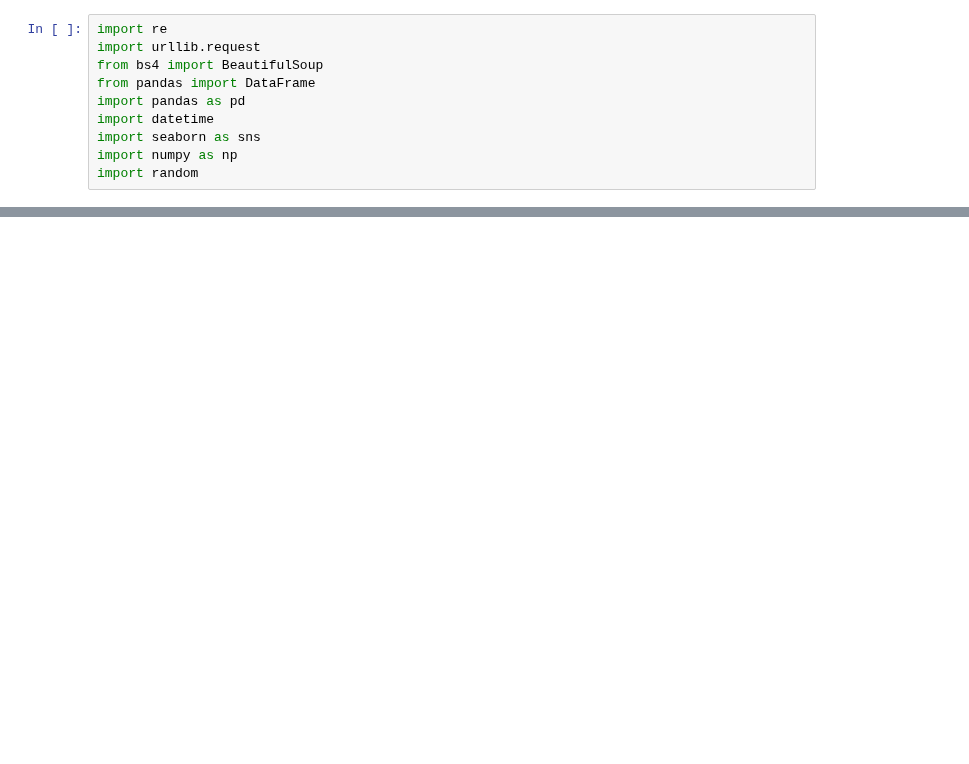
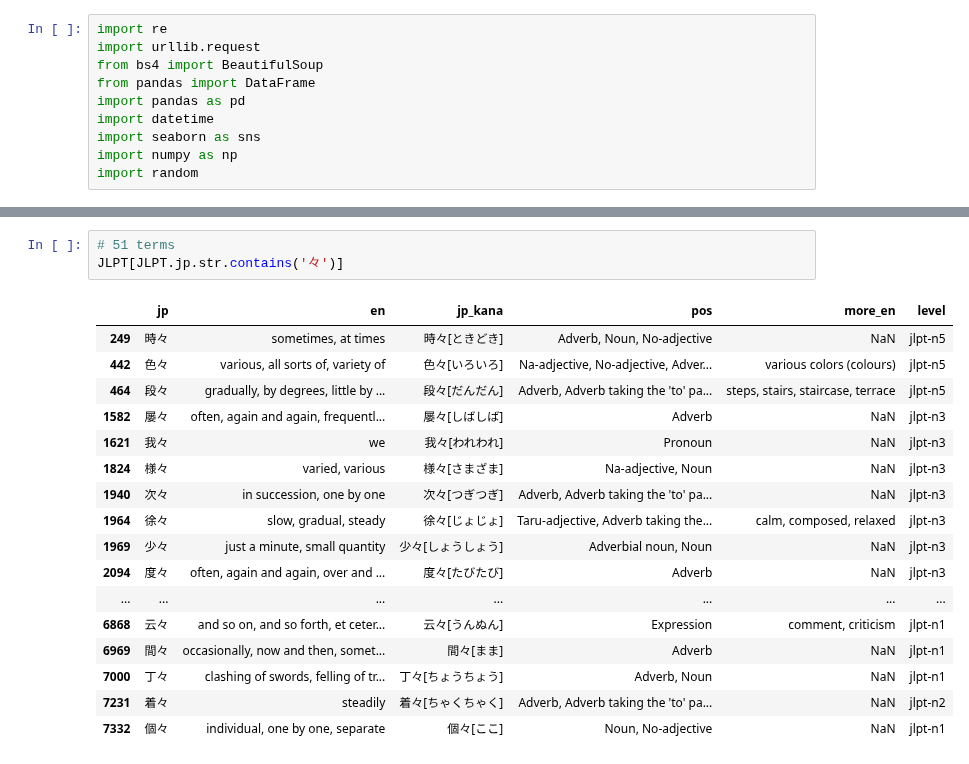
Before and after one commit to kebuhcah/experiments, a Jupyter notebook: vocab-scrape/anki-extract.ipynb, the cells around one changed output, grey strips where cells are left out. Drawn from its saved outputs; the diff is of its cells as text; blank space fills up the shorter version.

```diff
--- a/vocab-scrape/anki-extract.ipynb
+++ b/vocab-scrape/anki-extract.ipynb
@@ -58,0 +86,21 @@ JLPT[JLPT.pos.fillna('').str.contains('Suru verb')].sample(20)
+# %%
+# 51 terms
+JLPT[JLPT.jp.str.contains('々')]
+# %% [output]
+|  | jp | en | jp_kana | pos | more_en | level |
+| 249 | 時々 | sometimes, at times | 時々[ときどき] | Adverb, Noun, No-adjective | NaN | jlpt-n5 |
+| 442 | 色々 | various, all sorts of, variety of | 色々[いろいろ] | Na-adjective, No-adjective, Adver... | various colors (colours) | jlpt-n5 |
+| 464 | 段々 | gradually, by degrees, little by ... | 段々[だんだん] | Adverb, Adverb taking the 'to' pa... | steps, stairs, staircase, terrace | jlpt-n5 |
+| 1582 | 屡々 | often, again and again, frequentl... | 屡々[しばしば] | Adverb | NaN | jlpt-n3 |
+| 1621 | 我々 | we | 我々[われわれ] | Pronoun | NaN | jlpt-n3 |
+| 1824 | 様々 | varied, various | 様々[さまざま] | Na-adjective, Noun | NaN | jlpt-n3 |
+| 1940 | 次々 | in succession, one by one | 次々[つぎつぎ] | Adverb, Adverb taking the 'to' pa... | NaN | jlpt-n3 |
+| 1964 | 徐々 | slow, gradual, steady | 徐々[じょじょ] | Taru-adjective, Adverb taking the... | calm, composed, relaxed | jlpt-n3 |
+| 1969 | 少々 | just a minute, small quantity | 少々[しょうしょう] | Adverbial noun, Noun | NaN | jlpt-n3 |
+| 2094 | 度々 | often, again and again, over and ... | 度々[たびたび] | Adverb | NaN | jlpt-n3 |
+| ... | ... | ... | ... | ... | ... | ... |
+| 6868 | 云々 | and so on, and so forth, et ceter... | 云々[うんぬん] | Expression | comment, criticism | jlpt-n1 |
+| 6969 | 間々 | occasionally, now and then, somet... | 間々[まま] | Adverb | NaN | jlpt-n1 |
+| 7000 | 丁々 | clashing of swords, felling of tr... | 丁々[ちょうちょう] | Adverb, Noun | NaN | jlpt-n1 |
+| 7231 | 着々 | steadily | 着々[ちゃくちゃく] | Adverb, Adverb taking the 'to' pa... | NaN | jlpt-n2 |
+| 7332 | 個々 | individual, one by one, separate | 個々[ここ] | Noun, No-adjective | NaN | jlpt-n1 |
```
Also changed, not shown: parts of 4 cells of this notebook.
